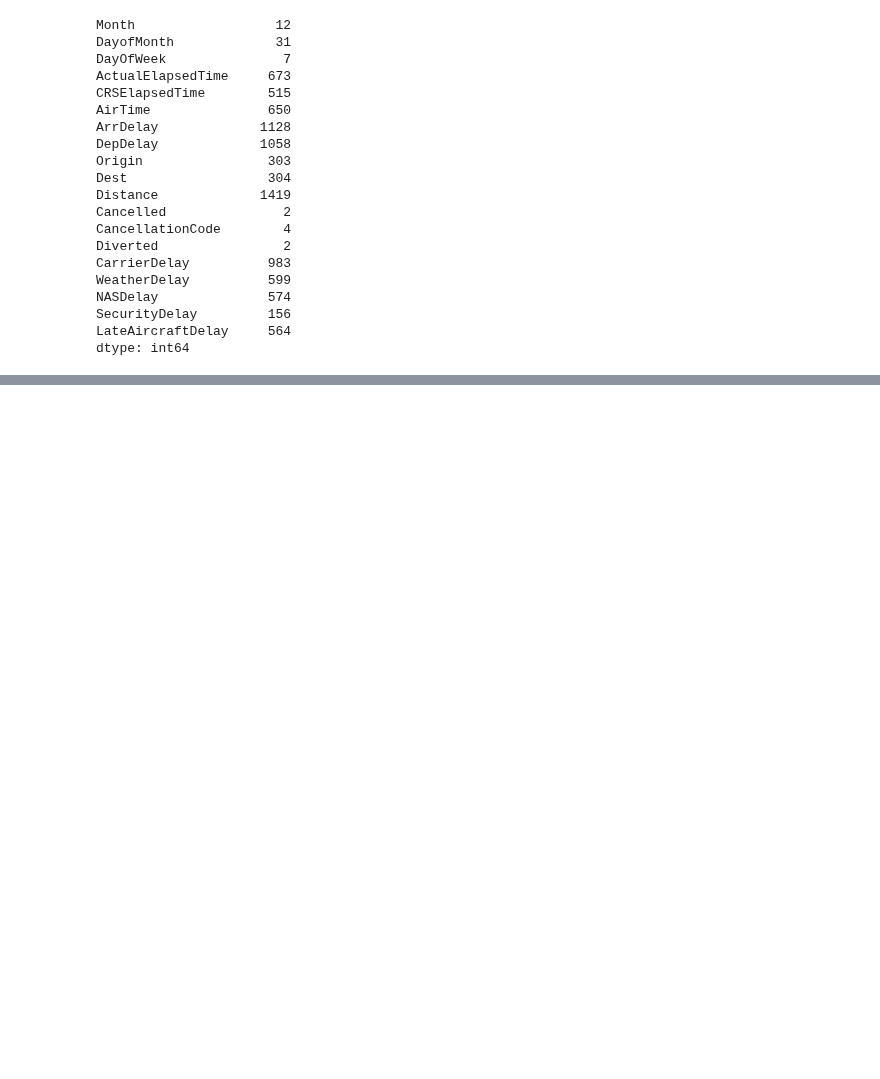
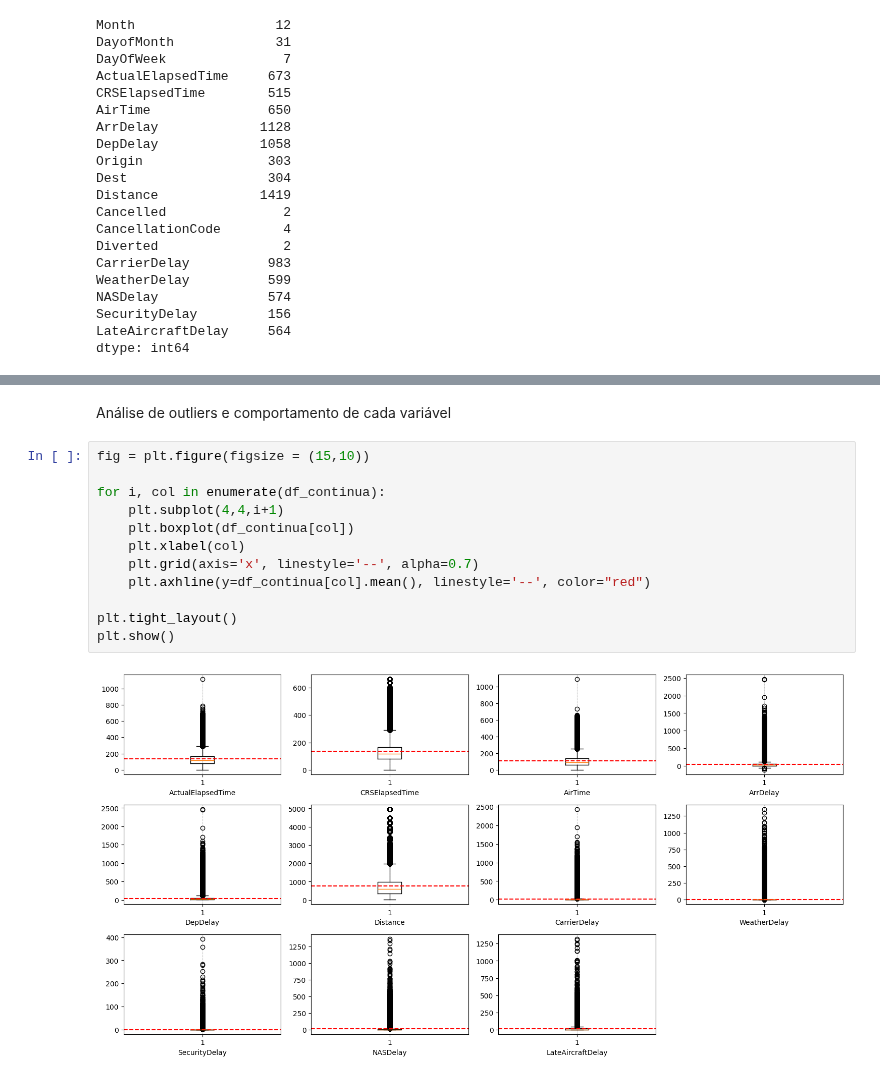
Before and after one commit to AdrielyZBoller/Projeto_Mod05_Ada_VemSerTech, a Jupyter notebook: analise_original.ipynb, the cells around one changed output, grey strips where cells are left out. Saved outputs shown, nothing was run; the diff lists cells and outputs as text; blank space fills up the shorter version.

```diff
--- a/analise_original.ipynb
+++ b/analise_original.ipynb
@@ -85,0 +214,16 @@ AirTime 0
+# %% [markdown]
+Análise de outliers e comportamento de cada variável
+# %%
+fig = plt.figure(figsize = (15,10))
+
+for i, col in enumerate(df_continua):
+    plt.subplot(4,4,i+1)
+    plt.boxplot(df_continua[col])
+    plt.xlabel(col)
+    plt.grid(axis='x', linestyle='--', alpha=0.7)
+    plt.axhline(y=df_continua[col].mean(), linestyle='--', color="red")
+
+plt.tight_layout()
+plt.show()
+# %% [output]
+[figure, added]
```
Also changed, not shown: parts of 38 cells of this notebook, 3 other files.
